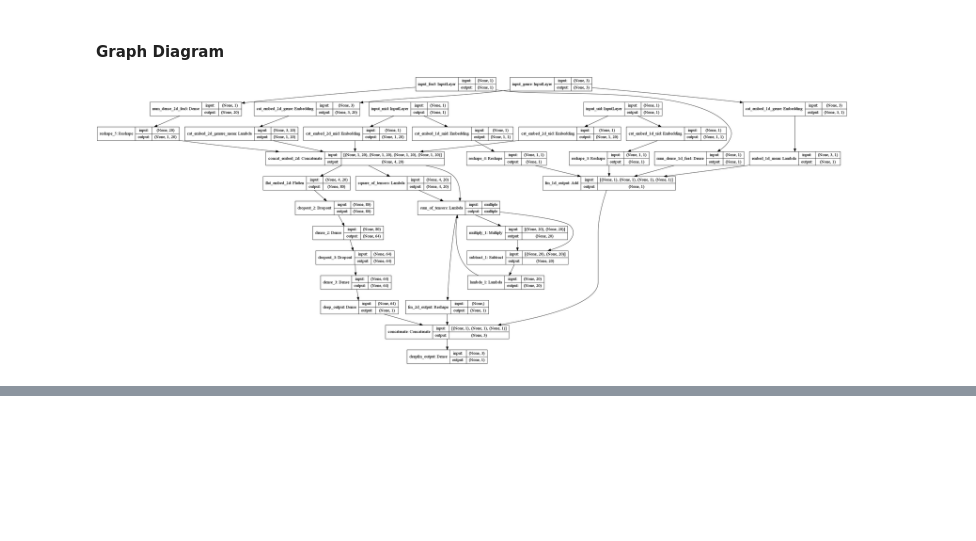
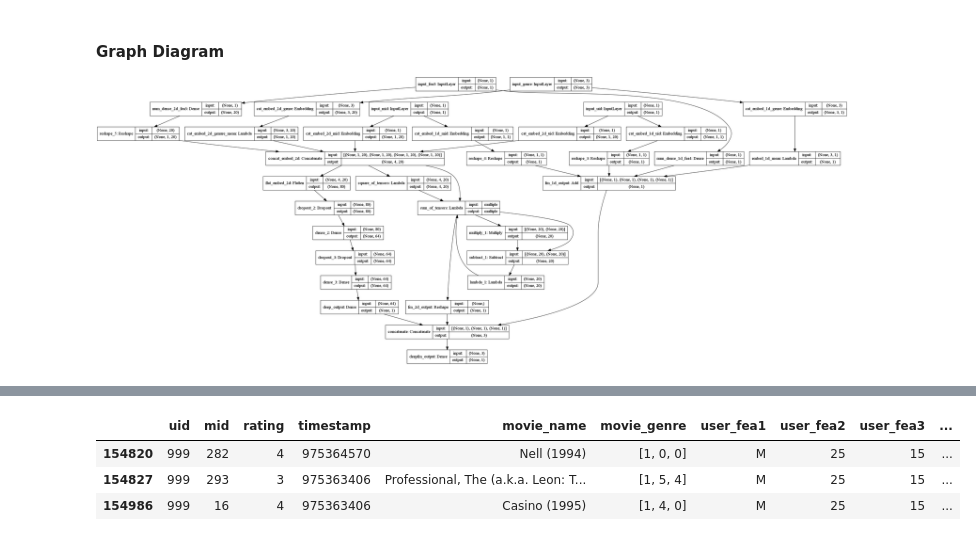
Before and after one commit to kadriansyah/notebook, a Jupyter notebook: recommender-3.ipynb, the cells around one changed output, grey strips where cells are left out. Saved outputs shown, nothing was run; the diff lists cells and outputs as text; code cells hidden in the pictures; blank space fills up the shorter version.

```diff
--- a/recommender-3.ipynb
+++ b/recommender-3.ipynb
@@ -301,0 +328,7 @@ prediction: [[4.223949]]
+# %%
+ratings[(ratings.uid == uid) & (ratings['mid'].isin(recommended_movie_ids))]
+# %% [output]
+|  | uid | mid | rating | timestamp | movie_name | movie_genre | user_fea1 | user_fea2 | user_fea3 | ... |
+| 154820 | 999 | 282 | 4 | 975364570 | Nell (1994) | [1, 0, 0] | M | 25 | 15 | ... |
+| 154827 | 999 | 293 | 3 | 975363406 | Professional, The (a.k.a. Leon: T... | [1, 5, 4] | M | 25 | 15 | ... |
+| 154986 | 999 | 16 | 4 | 975363406 | Casino (1995) | [1, 4, 0] | M | 25 | 15 | ... |
```
Also changed, not shown: parts of 7 cells of this notebook, 1 other file.
